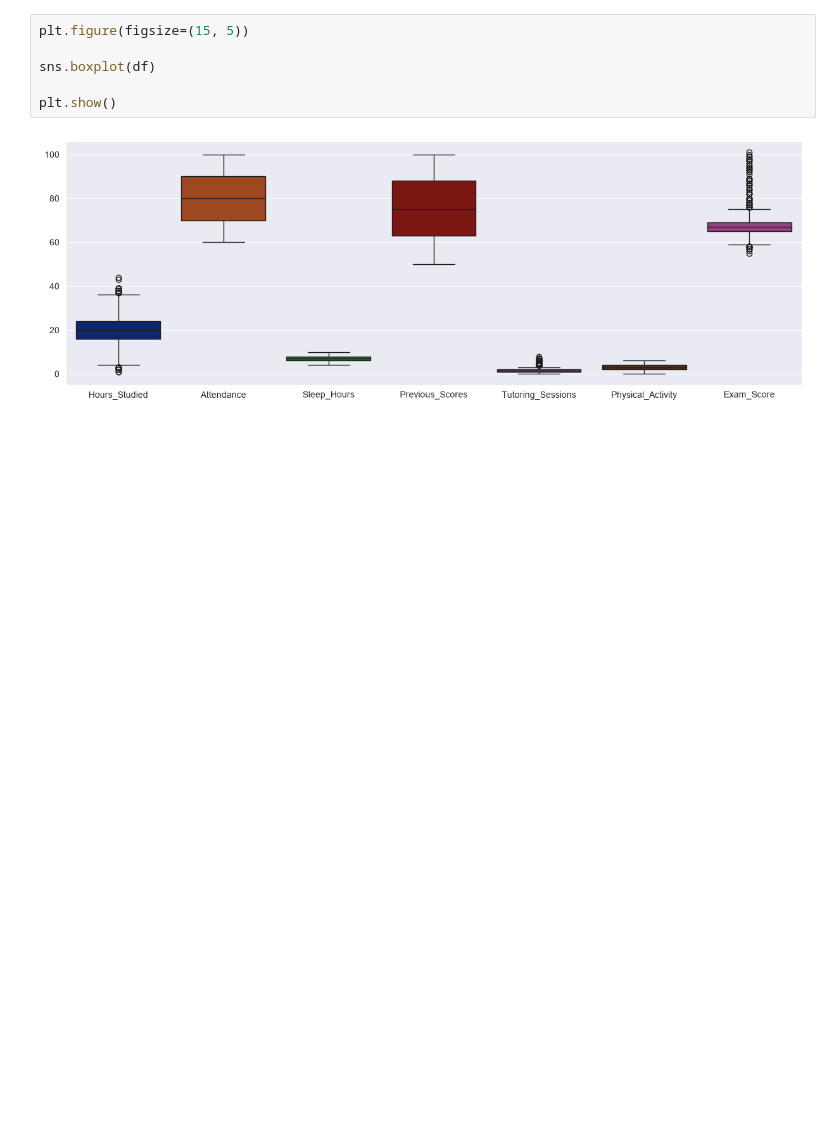
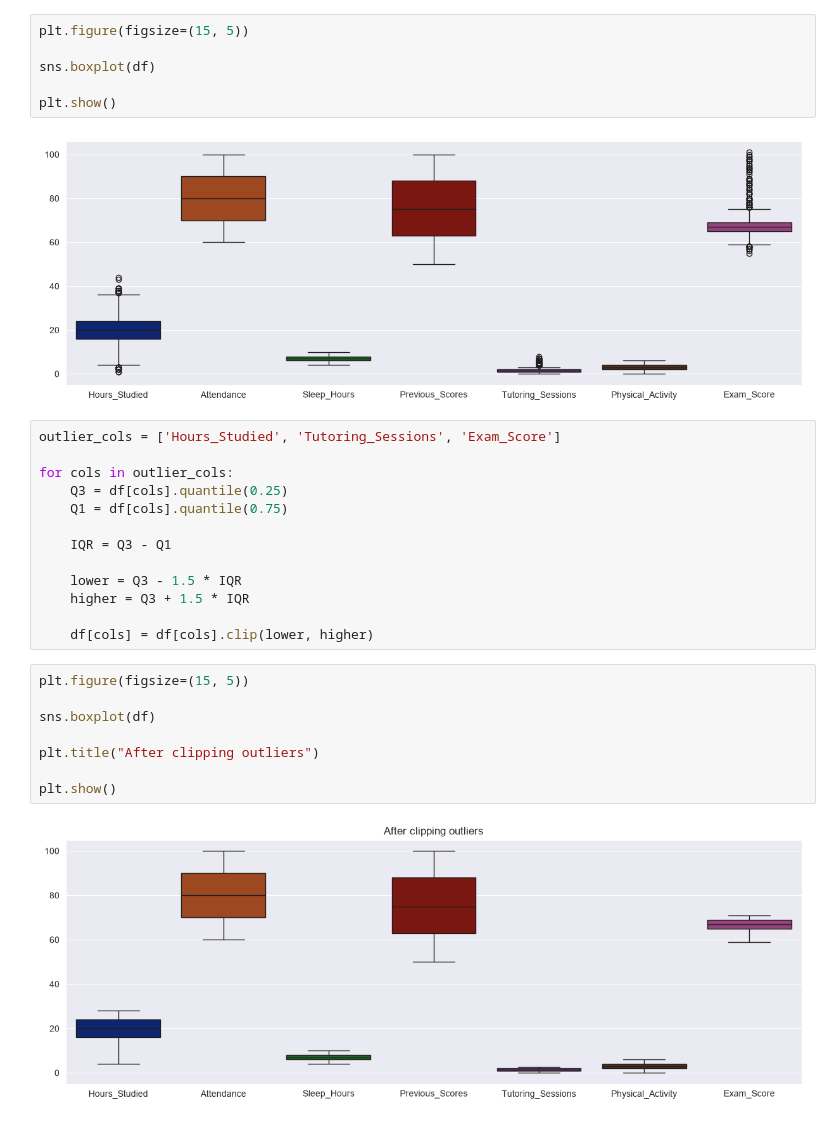
Before and after one commit to Codebadger99/student-performance-analysis, a Jupyter notebook: main.ipynb, the cells around one changed output. Cells and saved outputs as stored; diff of their text form; blank space fills up the shorter version.

```diff
--- a/main.ipynb
+++ b/main.ipynb
@@ -124,3 +124,26 @@ sns.boxplot(df)
 plt.show()
 # %% [output]
 [figure]
+# %%
+outlier_cols = ['Hours_Studied', 'Tutoring_Sessions', 'Exam_Score']
+
+for cols in outlier_cols:
+    Q3 = df[cols].quantile(0.25)
+    Q1 = df[cols].quantile(0.75)
+
+    IQR = Q3 - Q1
+
+    lower = Q3 - 1.5 * IQR
+    higher = Q3 + 1.5 * IQR
+
+    df[cols] = df[cols].clip(lower, higher)
+# %%
+plt.figure(figsize=(15, 5))
+
+sns.boxplot(df)
+
+plt.title("After clipping outliers")
+
+plt.show()
+# %% [output]
+[figure, added]
```
